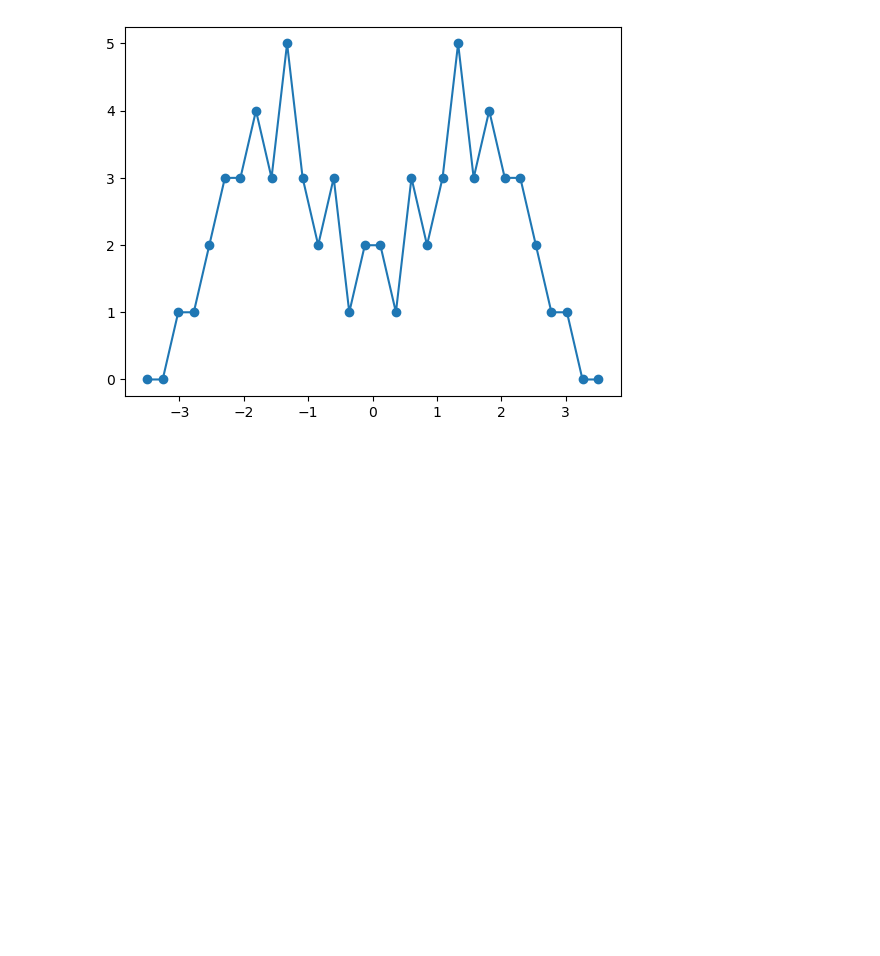
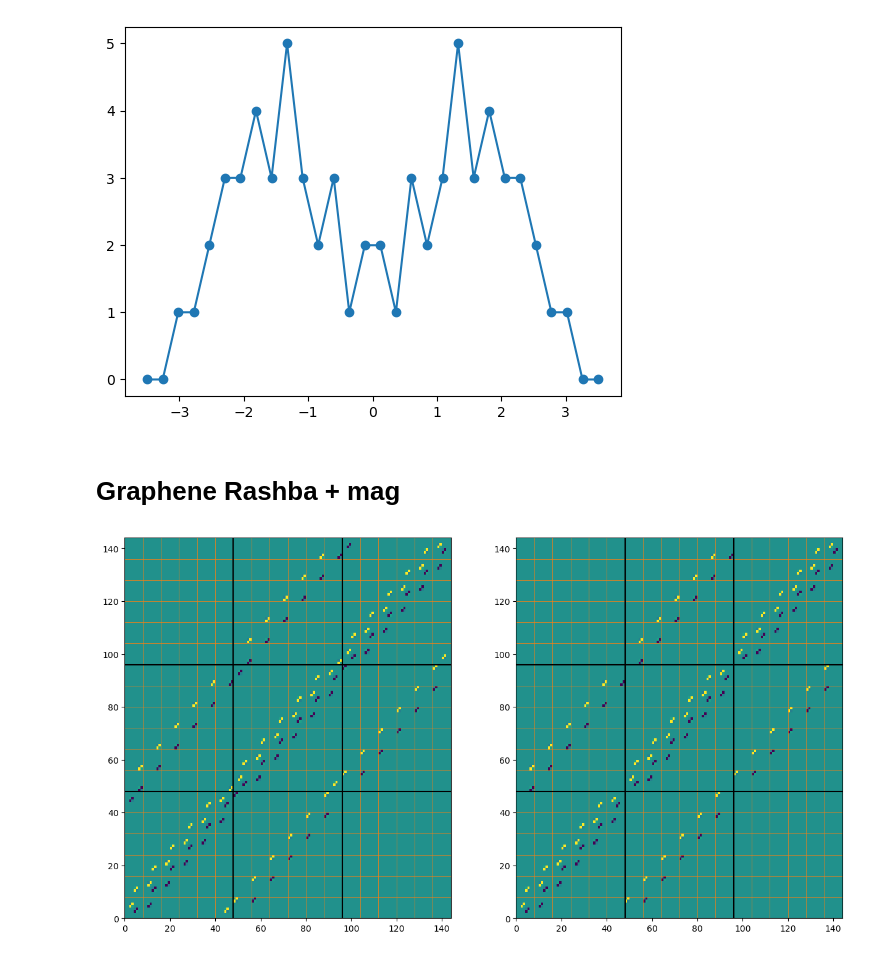
Before and after one commit to simaomenesesjoao/rgf, a Jupyter notebook: examples.ipynb, the cells around one changed output. Saved outputs shown, nothing was run; the diff lists cells and outputs as text; code cells hidden in the pictures; blank space fills up the shorter version.

```diff
--- a/examples.ipynb
+++ b/examples.ipynb
@@ -73,3 +73,51 @@ plt.plot(energies, land, '-o')
 plt.show()
 # %% [output]
 [figure]
+# %% [markdown]
+# Graphene Rashba + mag
+# %%
+width=6
+length=3
+twist = True
+k = 0
+
+λR = 0.4
+λex = -0.4
+
+# set the relevant quantities
+gramag = rgf.rgf()
+gramag.set_general_graphene_nanoribbon_rashba(width, length, twist, k, λex=λex, λR=λR)
+gramag.build_spin()
+gramag.build_vels_hsample()
+
+
+# Open
+gramagO = rgf.rgf()
+gramagO.set_general_graphene_nanoribbon_rashba(width, length, False, k, λex=λex, λR=λR)
+gramagO.build_spin()
+gramagO.build_vels_hsample()
+
+
+C  = gramag.C
+S  = gramag.S
+No = gramag.No
+# %%
+fig, axs = plt.subplots(1,2,figsize=(15,8))
+axs[0].pcolormesh(np.real( gramag.vy*1j))
+axs[1].pcolormesh(np.real(gramagO.vy*1j))
+
+for ax in axs:
+    # for i in range(1,25):
+    #     axs.axvline(4*i-0.5, color='w', linewidth=0.6)
+    #     axs.axhline(4*i-0.5, color='w', linewidth=0.6)
+
+    for i in range(1,length*width):
+        ax.axvline(No*i, color='C1', linewidth=0.5)
+        ax.axhline(No*i, color='C1', linewidth=0.5)
+
+    for i in range(1,length):
+        ax.axvline(C*i, color='k')
+        ax.axhline(C*i, color='k')
+plt.show()
+# %% [output]
+[figure, added]
```
Also changed, not shown: parts of 9 cells of this notebook, 3 other files.
